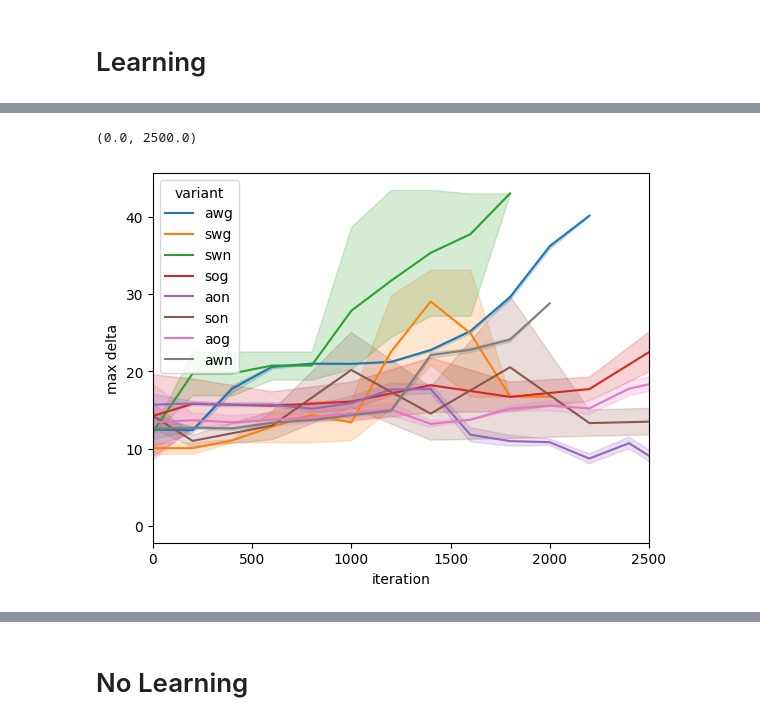
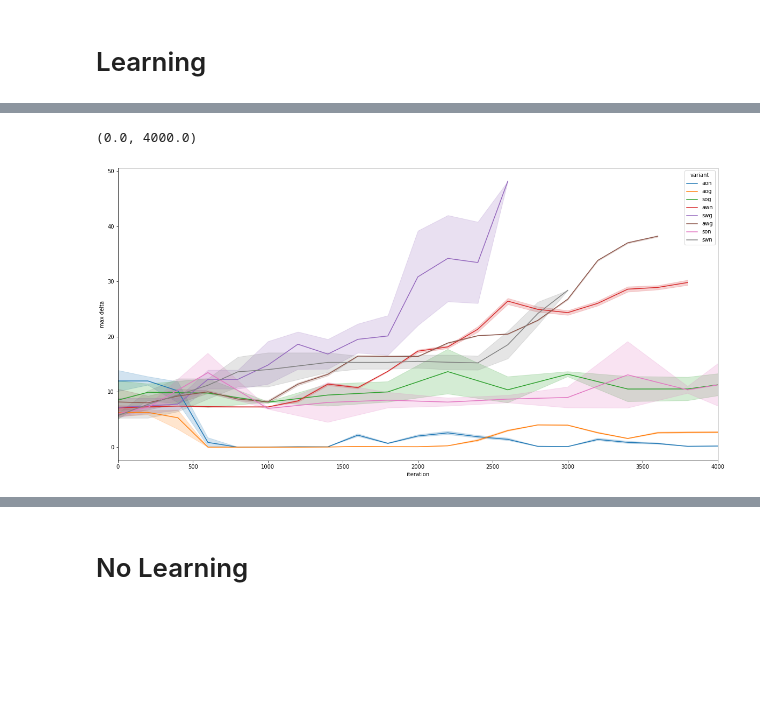
Before and after one commit to LeniLeGoff/py_async_ea, a Jupyter notebook: plotting/m2w_analysis.ipynb, the cells around one changed output, grey strips where cells are left out. Drawn from its saved outputs; the diff is of its cells as text; code cells hidden in the pictures; blank space fills up the shorter version.

```diff
--- a/plotting/m2w_analysis.ipynb
+++ b/plotting/m2w_analysis.ipynb
@@ -49,21 +50,27 @@ def load_fitnesses_agg(folder):
     return data_line
 
 def load_learning_data_agg(folder):
+    lt_file = open(folder + "/learning_trials")
     ld_file = open(folder + "/learning_delta")
     idx_file = open(folder + "/indexes")
 
+    lt_lines = lt_file.readlines()
     ld_lines = ld_file.readlines()
     idx_lines = idx_file.readlines()
 
+    lt_file.close()
     ld_file.close()
     idx_file.close()
 
     data_line = []
     iter = 0
     prev_idx = []
-    for ld_l,idx_l in zip(ld_lines,idx_lines):
+    for lt_l, ld_l,idx_l in zip(lt_lines,ld_lines,idx_lines):
         deltas = [float(ld) for ld in ld_l.split(",")]
-        data_line.append([cap_to(200,iter),np.mean(deltas),np.median(deltas),np.var(deltas),np.max(deltas),np.min(deltas)])
+        trials = [int(lt) for lt in lt_l.split(",")]
+        data_line.append([cap_to(200,iter), \
+                        np.mean(deltas),np.median(deltas),np.var(deltas),np.max(deltas),np.min(deltas), \
+                        np.mean(trials),np.median(trials),np.var(trials),np.max(trials),np.min(trials),])
         iter+=len(list(set(idx_l.split(',')) ^ set(prev_idx)))
         prev_idx = idx_l.split(",")
     return data_line
@@ -71,8 +78,8 @@ def load_learning_data_agg(folder):
 # Learning
 # %%
 data_lines = []
-for variant in os.listdir("/home/leni/m2w_logs/learning_1/"):
-    foldername = "/home/leni/m2w_logs/learning_1/" + variant
+for variant in os.listdir("/home/leni/m2w_logs/learning_2/"):
+    foldername = "/home/leni/m2w_logs/learning_2/" + variant
     for replicate in os.listdir(foldername):
         fit_lines = load_fitnesses_agg(foldername + "/" + replicate)
         data_lines += [[variant,replicate]+fit for fit in fit_lines]
@@ -127,14 +133,18 @@ sns.boxplot(data=fit_data,x="variant",y="median fit")
 # %%
 data_lines = []
-for variant in os.listdir("/home/leni/m2w_logs/learning_1/"):
-    foldername = "/home/leni/m2w_logs/learning_1/" + variant
+for variant in os.listdir("/home/leni/m2w_logs/learning_2/"):
+    foldername = "/home/leni/m2w_logs/learning_2/" + variant
     for replicate in os.listdir(foldername):
         fit_lines = load_learning_data_agg(foldername + "/" + replicate)
         data_lines += [[variant,replicate]+fit for fit in fit_lines]
-ld_data = pd.DataFrame(data=data_lines,columns=["variant","replicate","iteration","mean delta","median delta","variance delta","max delta","min delta"])
+ld_data = pd.DataFrame(data=data_lines,columns=["variant","replicate","iteration", \
+                "mean delta","median delta","variance delta","max delta","min delta", \
+                "mean trials","median trials","variance trials","max trials","min trials",])
 # %%
+fig = plt.gcf()
+fig.set_size_inches(20,10)
 ax = sns.lineplot(data=ld_data,x="iteration",y="max delta",hue="variant")
-ax.set_xlim([0,2500])
+ax.set_xlim([0,4000])
 # %% [output]
-(0.0, 2500.0)
+(0.0, 4000.0)
-[figure, old version]
+[figure, new version]
```
Also changed, not shown: parts of 10 cells of this notebook, 3 other files.
